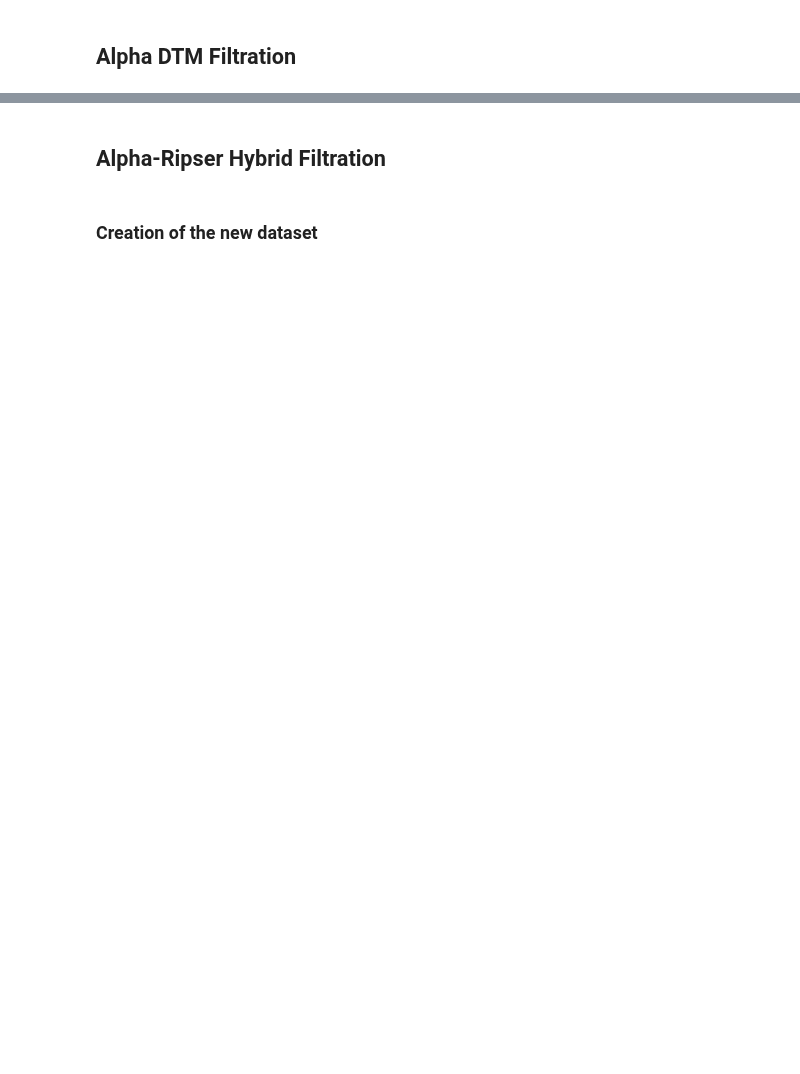
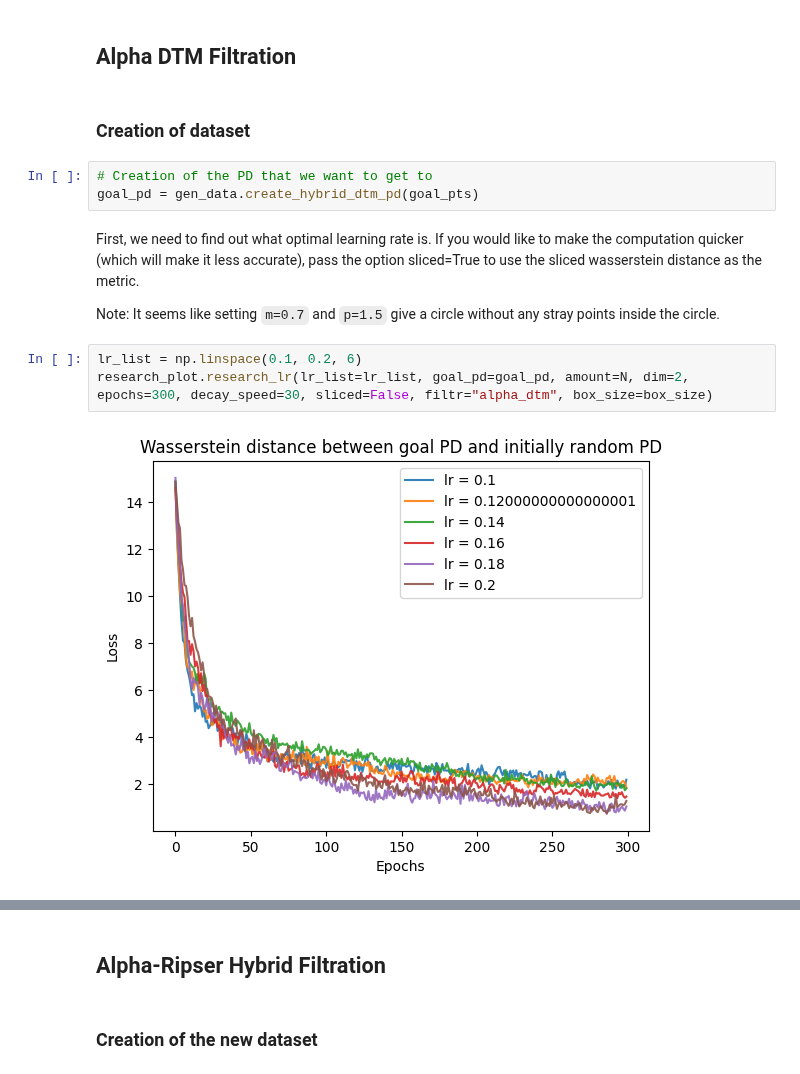
Before and after one commit to sliemelela/masterthesis, a Jupyter notebook: Programming/Inverse Optimization/notebooks/showcase.ipynb, the cells around one changed output, grey strips where cells are left out. Saved outputs shown, nothing was run; the diff lists cells and outputs as text; blank space fills up the shorter version.

```diff
--- a/Programming/Inverse Optimization/notebooks/showcase.ipynb
+++ b/Programming/Inverse Optimization/notebooks/showcase.ipynb
@@ -39,2 +108,16 @@ plt.show()
 # %% [markdown]
 ## Alpha DTM Filtration
+# %% [markdown]
+### Creation of dataset
+# %%
+# Creation of the PD that we want to get to
+goal_pd = gen_data.create_hybrid_dtm_pd(goal_pts)
+# %% [markdown]
+First, we need to find out what optimal learning rate is. If you would like to make the computation quicker (which will make it less accurate), pass the option sliced=True to use the sliced wasserstein distance as the metric.
+
+Note: It seems like setting `m=0.7` and `p=1.5` give a circle without any stray points inside the circle.
+# %%
+lr_list = np.linspace(0.1, 0.2, 6)
+research_plot.research_lr(lr_list=lr_list, goal_pd=goal_pd, amount=N, dim=2, epochs=300, decay_speed=30, sliced=False, filtr="alpha_dtm", box_size=box_size)
+# %% [output]
+[figure, added]
```
Also changed, not shown: parts of 23 cells of this notebook, 3 other files.
